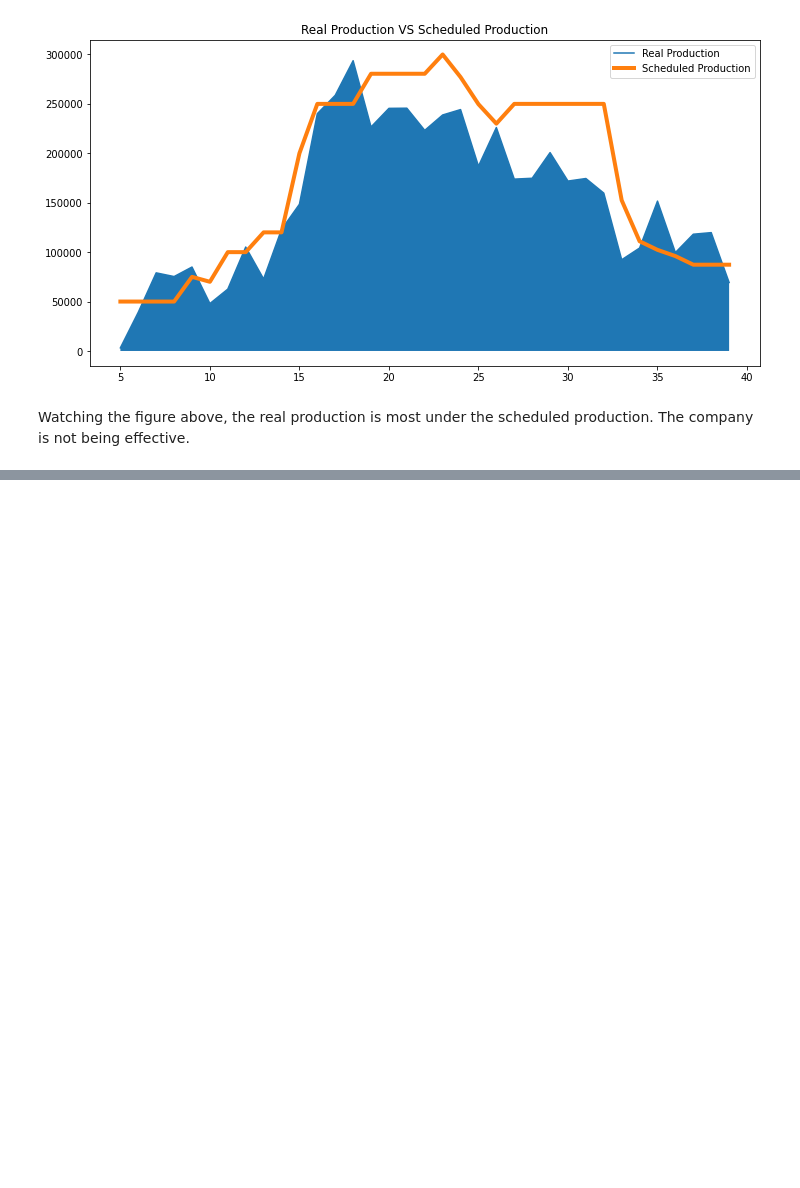
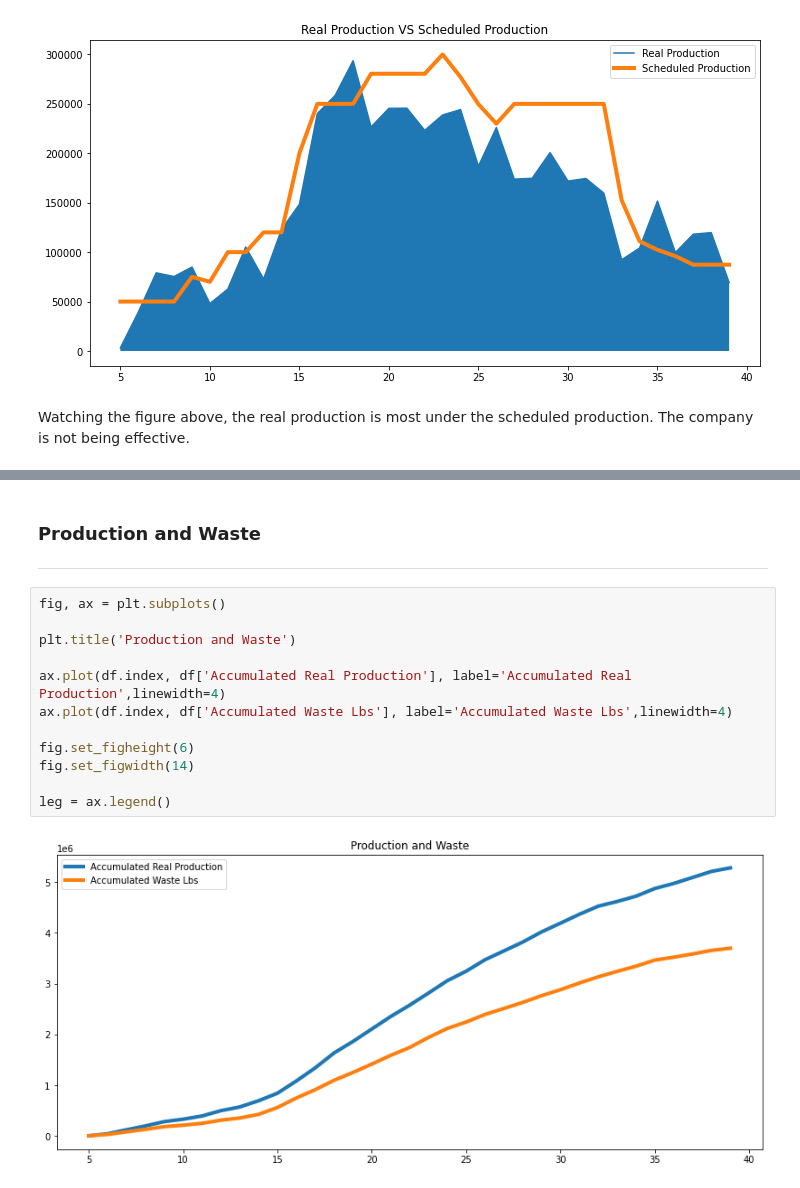
Before and after one commit to NedduJS/data-analysis-production, a Jupyter notebook: AnálisisProducción.ipynb, the cells around one changed output, grey strips where cells are left out. Saved outputs shown, nothing was run; the diff lists cells and outputs as text; blank space fills up the shorter version.

```diff
--- a/AnálisisProducción.ipynb
+++ b/AnálisisProducción.ipynb
@@ -160,0 +141,18 @@ Watching the figure above, the real production is most under the scheduled produ
+# %% [markdown]
+### Production and Waste
+
+---
+# %%
+fig, ax = plt.subplots()
+
+plt.title('Production and Waste')
+
+ax.plot(df.index, df['Accumulated Real Production'], label='Accumulated Real Production',linewidth=4)
+ax.plot(df.index, df['Accumulated Waste Lbs'], label='Accumulated Waste Lbs',linewidth=4)
+
+fig.set_figheight(6)
+fig.set_figwidth(14)
+
+leg = ax.legend()
+# %% [output]
+[figure, added]
```
Also changed, not shown: parts of 8 cells of this notebook.
